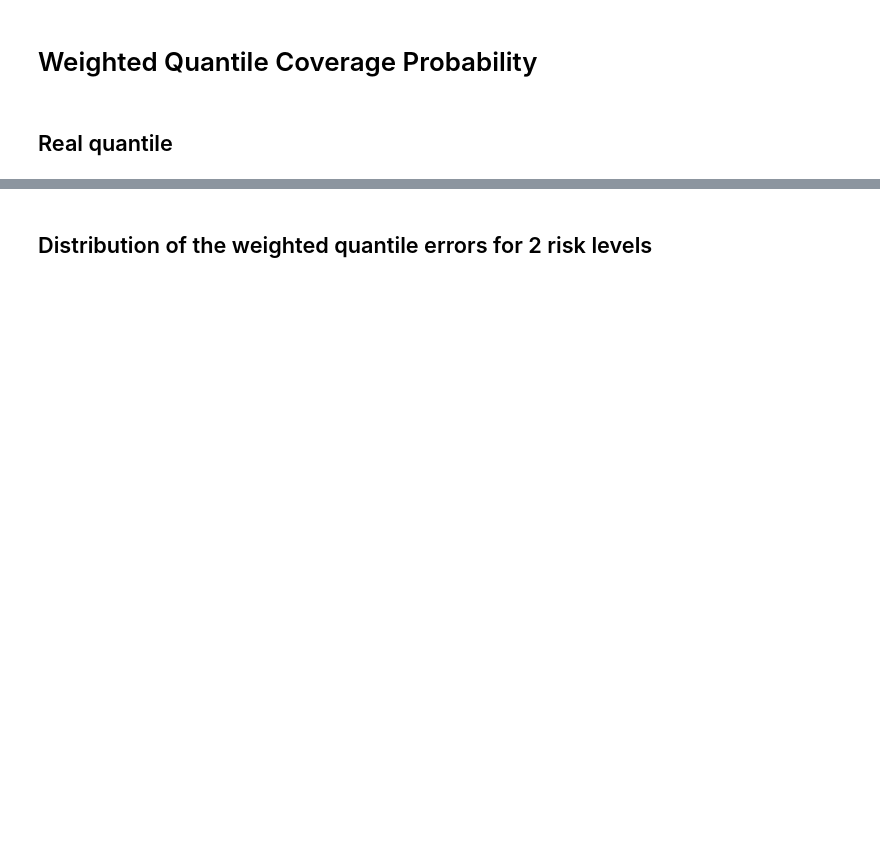
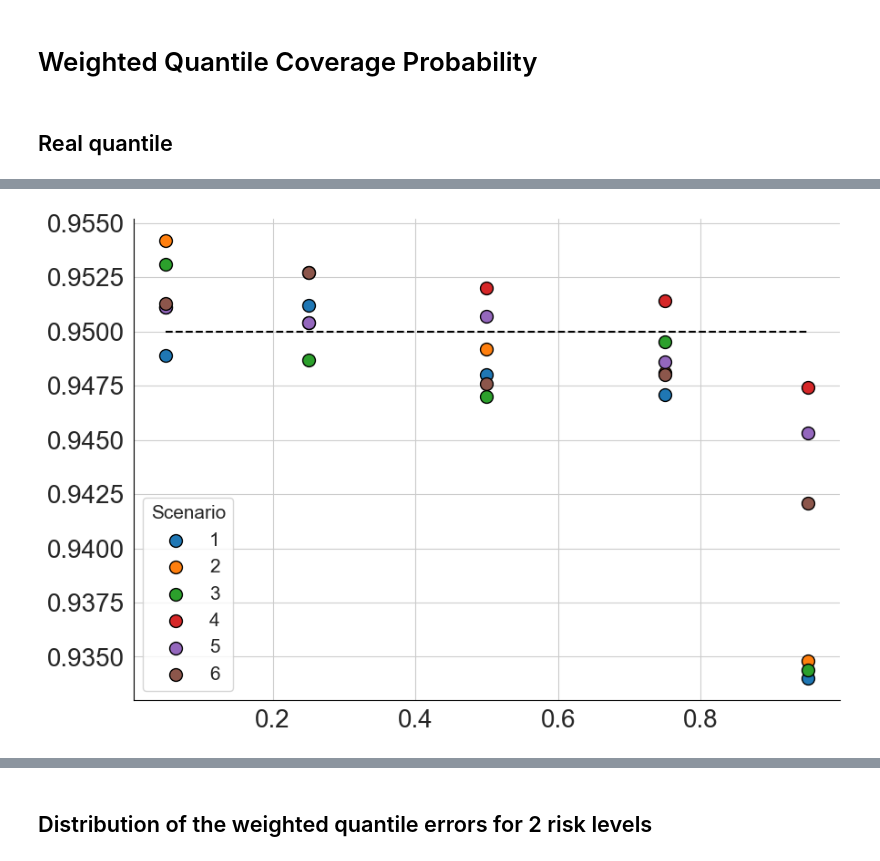
Before and after one commit to michael-allouche/confidence-region-weighted-quantile, a Jupyter notebook: confidence_region_WQ.ipynb, the cells around one changed output, grey strips where cells are left out. Drawn from its saved outputs; the diff is of its cells as text; code cells hidden in the pictures; blank space fills up the shorter version.

Commit message:
revision paper

```diff
--- a/confidence_region_WQ.ipynb
+++ b/confidence_region_WQ.ipynb
@@ -90,21 +135,40 @@ df_coverage_qW
 # %%
 # Plot coverage probability
 # =========================
 fig, ax = plt.subplots(figsize=(9,6))
+markers = ['*', 'o', '^', 's', 'P', 'd']  # for the paper
+DICT_SCENARIOS_NAMES = {
+    1: 'BurrBurr',
+    2: 'LapBurr',
+    3: 'NormBurr',
+    4: 'BurrLogNorm',
+    5: 'LapLogNorm',
+    6: 'NormLogNorm',
+}  # for the paper
 
 # Multiple Scenarios
 # -------------------
 for scenario in DICT_SCENARIOS.keys():
     plt.scatter(df_coverage_qW.index, df_coverage_qW.loc[:, scenario], s=100, edgecolors='black', label=scenario)
+    #plt.scatter(df_coverage_qW.index, df_coverage_qW.loc[:, scenario], marker=markers[scenario-1],
+    #           s=100, edgecolors='black', label=DICT_SCENARIOS_NAMES[scenario]) # for the paper
+
 
 # Confidence level
 plt.hlines(ETA, df_coverage_qW.index.min(), df_coverage_qW.index.max(), linestyles='--', color='black')
 
 plt.xticks(fontsize=20)
 plt.yticks(fontsize=20)
 ax.spines["left"].set_color("black")
 ax.spines["bottom"].set_color("black")
 plt.legend(loc='lower left', title='Scenario', fontsize=15, title_fontsize=15)
+#plt.legend(loc='lower left', fontsize=15) # for the paper
+
 sns.despine()
 plt.tight_layout()
 #plt.savefig(f'imgs/coverage_qW_nreal{N_REAL}_nrep{N_REPLICATIONS}_nsamp{N_SAMPLES}_theta{THETA}_eta{int(ETA*100)}.jpg')
+# Second savefig to compare with the density approach in the paper
+#plt.ylim(0.84906, 0.99514)
+#plt.savefig(f'imgs/coverage_qW_nreal{N_REAL}_nrep{N_REPLICATIONS}_nsamp{N_SAMPLES}_theta{THETA}_eta{int(ETA*100)}_lim.jpg')
+# %% [output]
+[figure, added]
```
Also changed, not shown: parts of 25 cells of this notebook, 14 other files.
